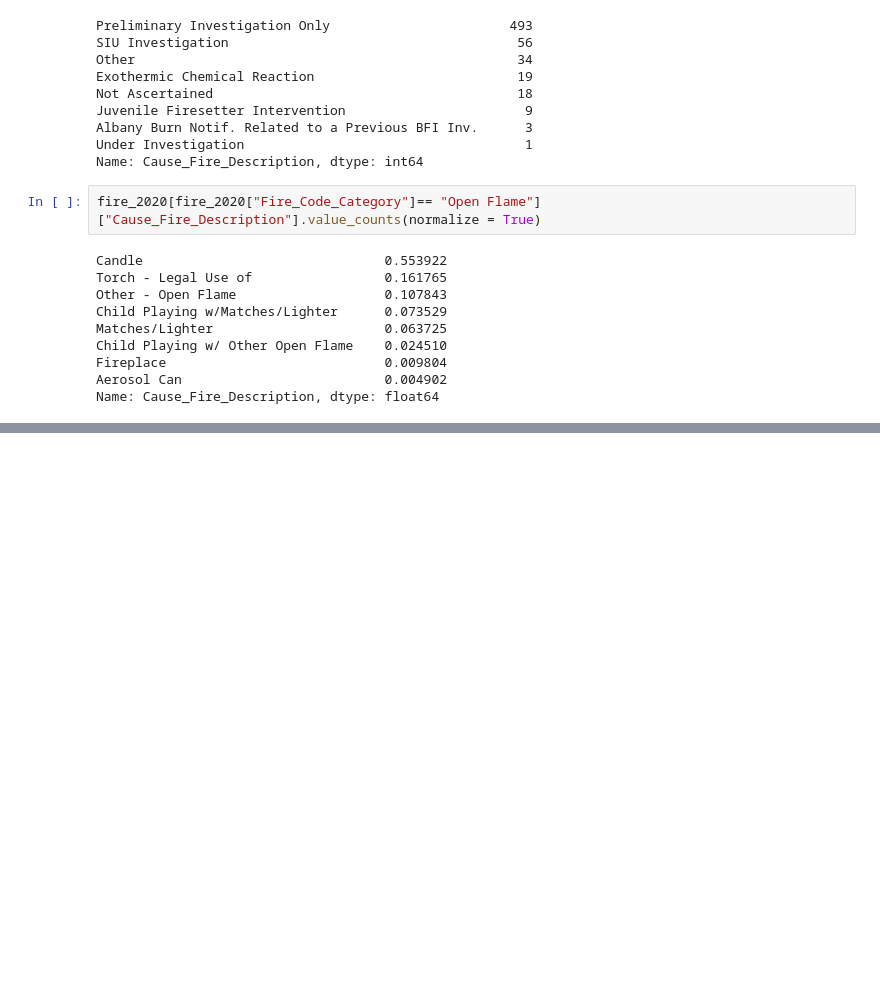
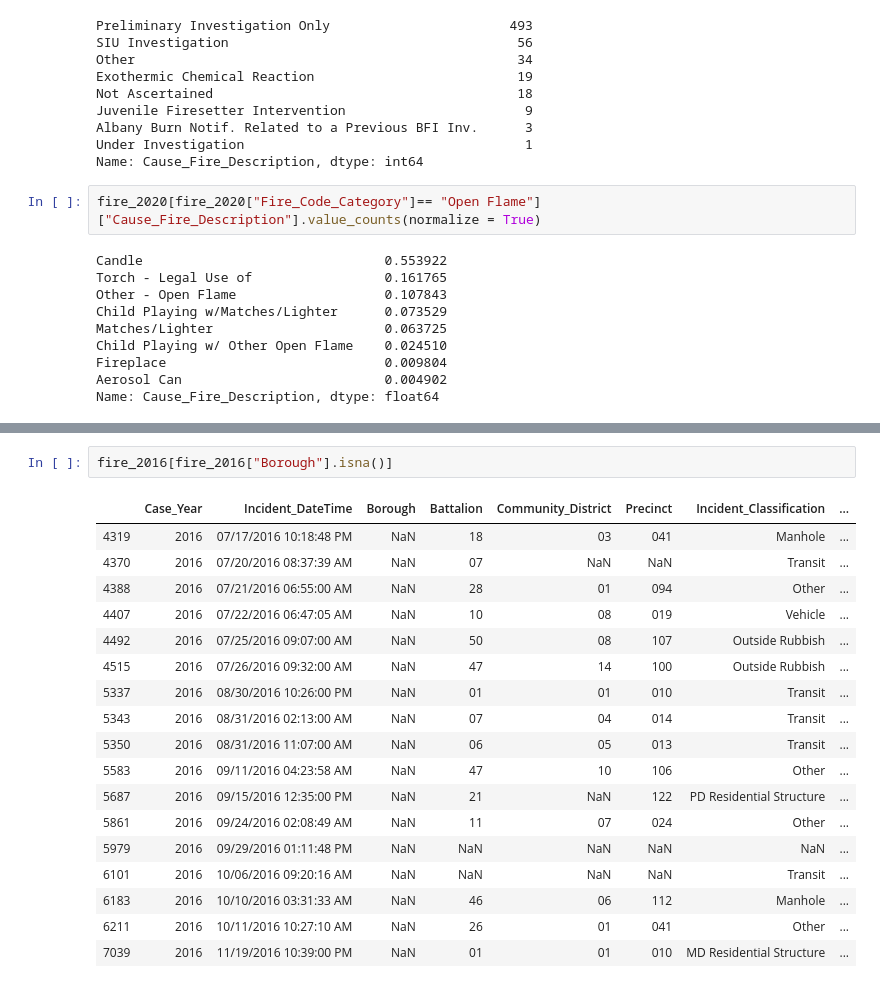
Before and after one commit to molinexx/Data-analysis-with-Python, a Jupyter notebook: NYC Fire data.ipynb, the cells around one changed output, grey strips where cells are left out. Saved outputs shown, nothing was run; the diff lists cells and outputs as text; blank space fills up the shorter version.

```diff
--- a/NYC Fire data.ipynb
+++ b/NYC Fire data.ipynb
@@ -435,0 +691,21 @@ Name: Cause_Fire_Description, dtype: float64
+# %%
+fire_2016[fire_2016["Borough"].isna()]
+# %% [output]
+|  | Case_Year | Incident_DateTime | Borough | Battalion | Community_District | Precinct | Incident_Classification | ... |
+| 4319 | 2016 | 07/17/2016 10:18:48 PM | NaN | 18 | 03 | 041 | Manhole | ... |
+| 4370 | 2016 | 07/20/2016 08:37:39 AM | NaN | 07 | NaN | NaN | Transit | ... |
+| 4388 | 2016 | 07/21/2016 06:55:00 AM | NaN | 28 | 01 | 094 | Other | ... |
+| 4407 | 2016 | 07/22/2016 06:47:05 AM | NaN | 10 | 08 | 019 | Vehicle | ... |
+| 4492 | 2016 | 07/25/2016 09:07:00 AM | NaN | 50 | 08 | 107 | Outside Rubbish | ... |
+| 4515 | 2016 | 07/26/2016 09:32:00 AM | NaN | 47 | 14 | 100 | Outside Rubbish | ... |
+| 5337 | 2016 | 08/30/2016 10:26:00 PM | NaN | 01 | 01 | 010 | Transit | ... |
+| 5343 | 2016 | 08/31/2016 02:13:00 AM | NaN | 07 | 04 | 014 | Transit | ... |
+| 5350 | 2016 | 08/31/2016 11:07:00 AM | NaN | 06 | 05 | 013 | Transit | ... |
+| 5583 | 2016 | 09/11/2016 04:23:58 AM | NaN | 47 | 10 | 106 | Other | ... |
+| 5687 | 2016 | 09/15/2016 12:35:00 PM | NaN | 21 | NaN | 122 | PD Residential Structure | ... |
+| 5861 | 2016 | 09/24/2016 02:08:49 AM | NaN | 11 | 07 | 024 | Other | ... |
+| 5979 | 2016 | 09/29/2016 01:11:48 PM | NaN | NaN | NaN | NaN | NaN | ... |
+| 6101 | 2016 | 10/06/2016 09:20:16 AM | NaN | NaN | NaN | NaN | Transit | ... |
+| 6183 | 2016 | 10/10/2016 03:31:33 AM | NaN | 46 | 06 | 112 | Manhole | ... |
+| 6211 | 2016 | 10/11/2016 10:27:10 AM | NaN | 26 | 01 | 041 | Other | ... |
+| 7039 | 2016 | 11/19/2016 10:39:00 PM | NaN | 01 | 01 | 010 | MD Residential Structure | ... |
```
Also changed, not shown: parts of 55 cells of this notebook, 1 other file.
